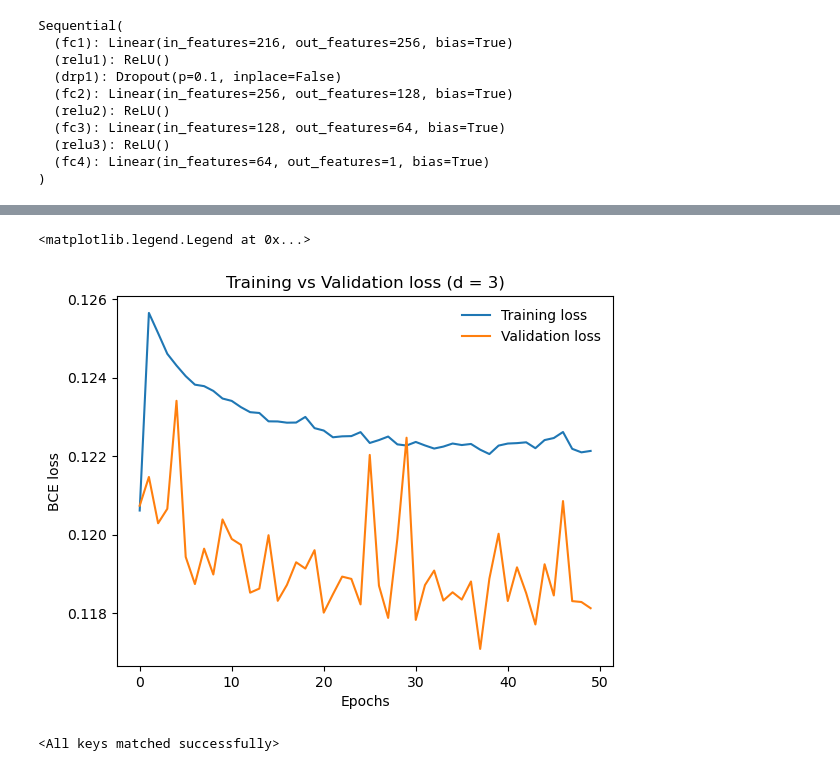
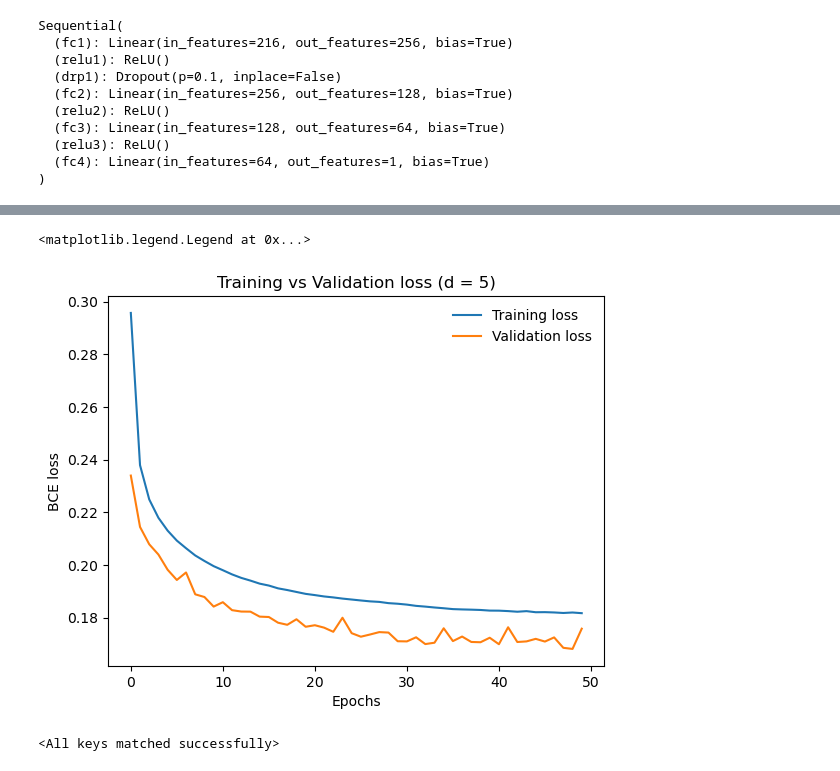
Before and after one commit to Cesaire-Njietche/adversarial-blind-spots-in-quantum-error-correction-mlp-decoder, a Jupyter notebook: stim.ipynb, the cells around one changed output, grey strips where cells are left out. Saved outputs shown, nothing was run; the diff lists cells and outputs as text; code cells hidden in the pictures.

```diff
--- a/stim.ipynb
+++ b/stim.ipynb
@@ -225,15 +204,15 @@ Accuracy = 0.92328
 # %%
 # Trained for 651min ~ 10hr51min. This was 50 epochs
 import matplotlib.pyplot as plt
 plt.plot(train_losses, label='Training loss')
 plt.plot(test_losses, label='Validation loss')
-plt.title('Training vs Validation loss (d = 3)')
+plt.title('Training vs Validation loss (d = 5)')
 plt.xlabel('Epochs')
 plt.ylabel('BCE loss')
 plt.legend(frameon=False)
 # %% [output]
 <matplotlib.legend.Legend at 0x...>
-[figure, old version]
+[figure, new version]
 # %%
 state_dict = torch.load('ch_point.pth')
 model.load_state_dict(state_dict)
```
Also changed, not shown: parts of 7 cells of this notebook.
